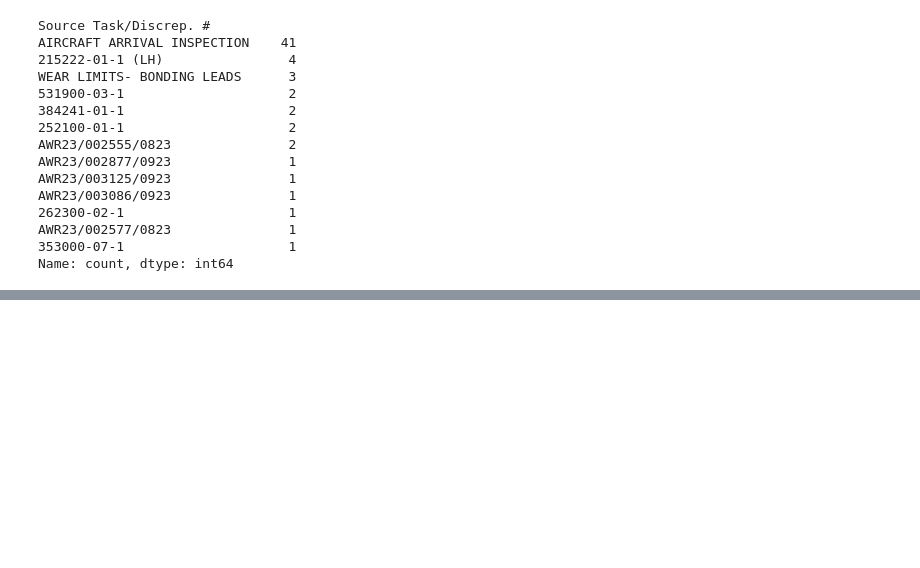
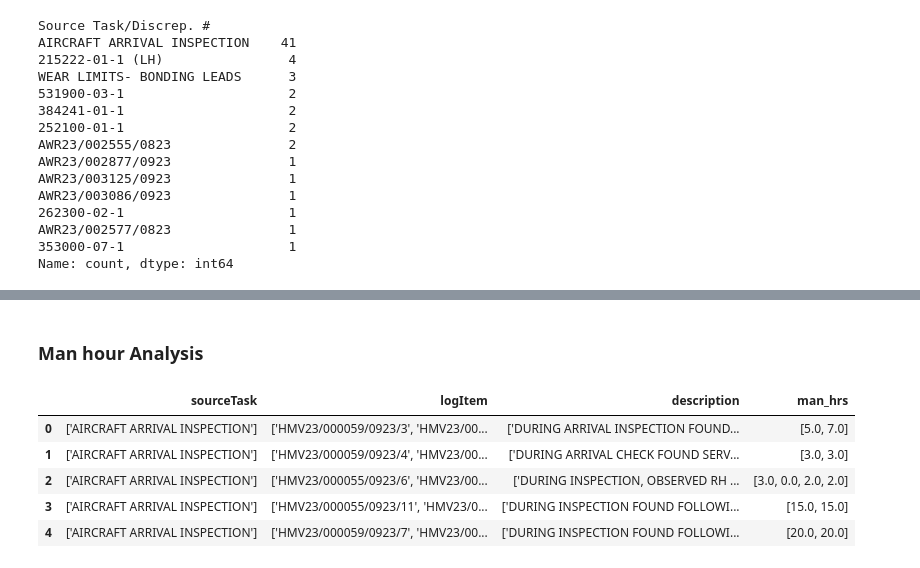
Before and after one commit to ranjithnrjk/gmr, a Jupyter notebook: flight_maintenance.ipynb, the cells around one changed output, grey strips where cells are left out. Saved outputs shown, nothing was run; the diff lists cells and outputs as text; code cells hidden in the pictures; blank space fills up the shorter version.

```diff
--- a/flight_maintenance.ipynb
+++ b/flight_maintenance.ipynb
@@ -1416,0 +1216,2 @@ df_isp_material
+# %% [markdown]
+### Man hour Analysis
@@ -1416,0 +1220,9 @@ df_isp_material
+# %%
+df.head()
+# %% [output]
+|  | sourceTask | logItem | description | man_hrs |
+| 0 | ['AIRCRAFT ARRIVAL INSPECTION'] | ['HMV23/000059/0923/3', 'HMV23/00... | ['DURING ARRIVAL INSPECTION FOUND... | [5.0, 7.0] |
+| 1 | ['AIRCRAFT ARRIVAL INSPECTION'] | ['HMV23/000059/0923/4', 'HMV23/00... | ['DURING ARRIVAL CHECK FOUND SERV... | [3.0, 3.0] |
+| 2 | ['AIRCRAFT ARRIVAL INSPECTION'] | ['HMV23/000055/0923/6', 'HMV23/00... | ['DURING INSPECTION, OBSERVED RH ... | [3.0, 0.0, 2.0, 2.0] |
+| 3 | ['AIRCRAFT ARRIVAL INSPECTION'] | ['HMV23/000055/0923/11', 'HMV23/0... | ['DURING INSPECTION FOUND FOLLOWI... | [15.0, 15.0] |
+| 4 | ['AIRCRAFT ARRIVAL INSPECTION'] | ['HMV23/000059/0923/7', 'HMV23/00... | ['DURING INSPECTION FOUND FOLLOWI... | [20.0, 20.0] |
```
Also changed, not shown: parts of 43 cells of this notebook, 2 other files.
